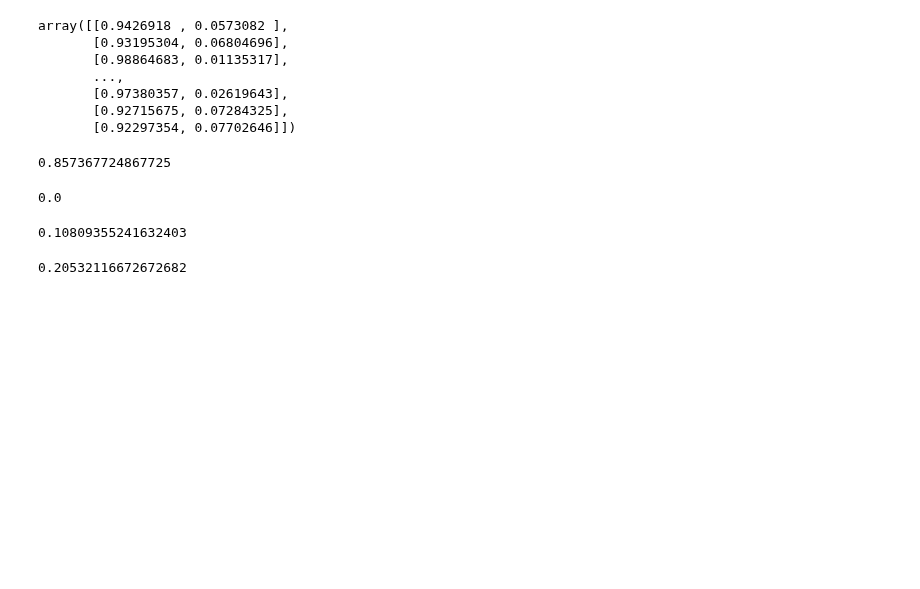
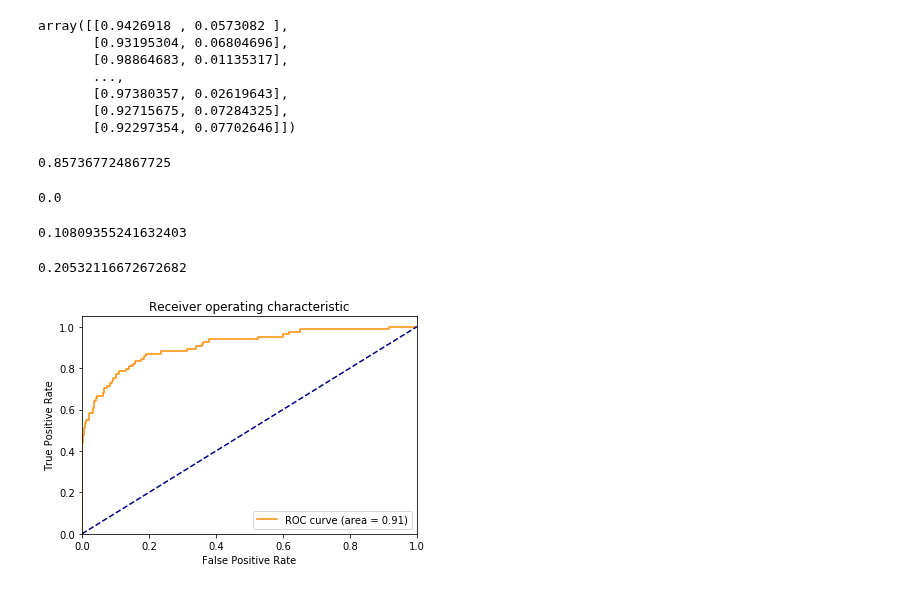
Before and after one commit to leannebaldwin/Pass_Closure, a Jupyter notebook: data_exploration/random_forest_daily_data.ipynb, the cells around one changed output. Saved outputs shown, nothing was run; the diff lists cells and outputs as text; code cells hidden in the pictures; blank space fills up the shorter version.

```diff
--- a/data_exploration/random_forest_daily_data.ipynb
+++ b/data_exploration/random_forest_daily_data.ipynb
@@ -583,0 +582,15 @@ fpr, tpr, thresholds = roc_curve(test_labels, probs[:,1])
+# %%
+fpr_br, tpr_br, thresholds_br = roc_curve(test_labels, probs_best_random[:,1])
+# %%
+plt.figure()
+plt.plot(fpr_br, tpr_br, color='darkorange', label='ROC curve (area = %0.2f)' % roc_auc)
+plt.plot([0, 1], [0, 1], color='navy', linestyle='--')
+plt.xlim([0.0, 1.0])
+plt.ylim([0.0, 1.05])
+plt.xlabel('False Positive Rate')
+plt.ylabel('True Positive Rate')
+plt.title('Receiver operating characteristic')
+plt.legend(loc="lower right")
+plt.show()
+# %% [output]
+[figure, added]
```
Also changed, not shown: parts of 1 cell of this notebook, 3 other files.
